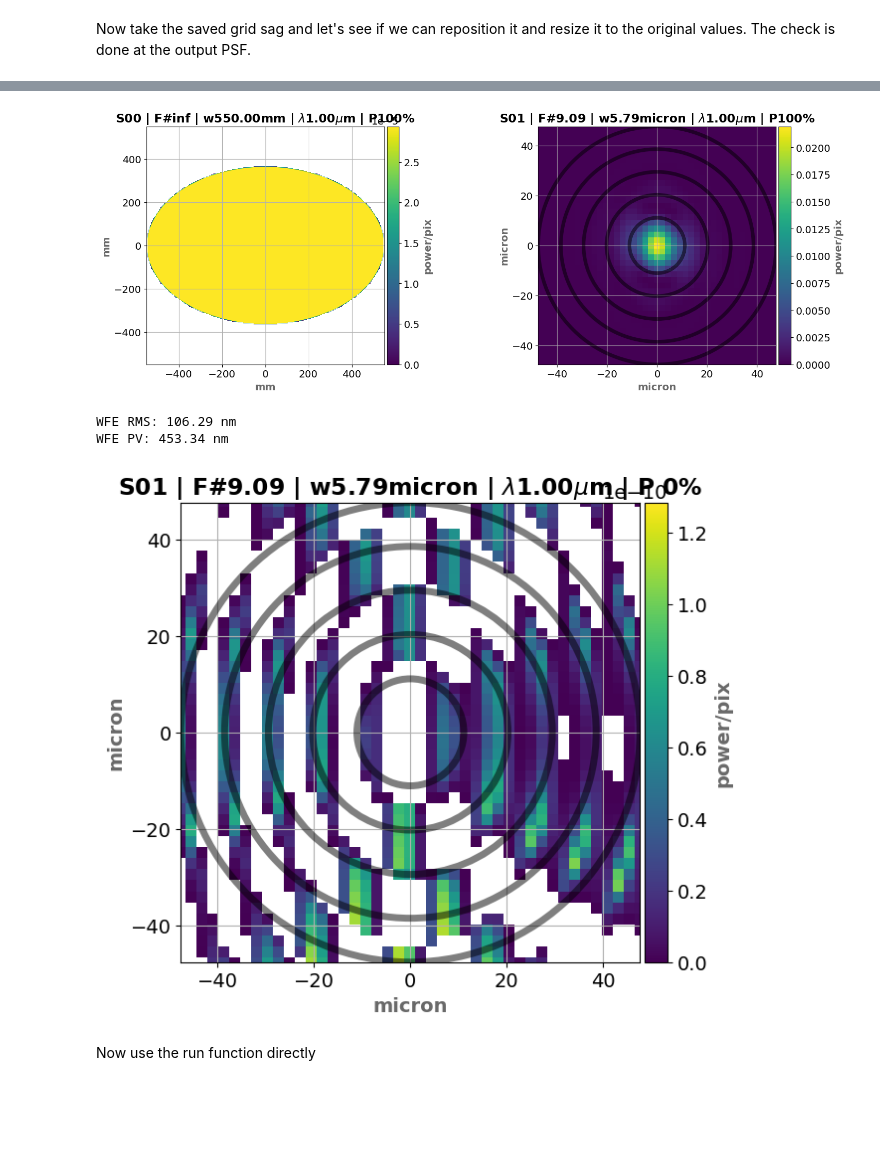
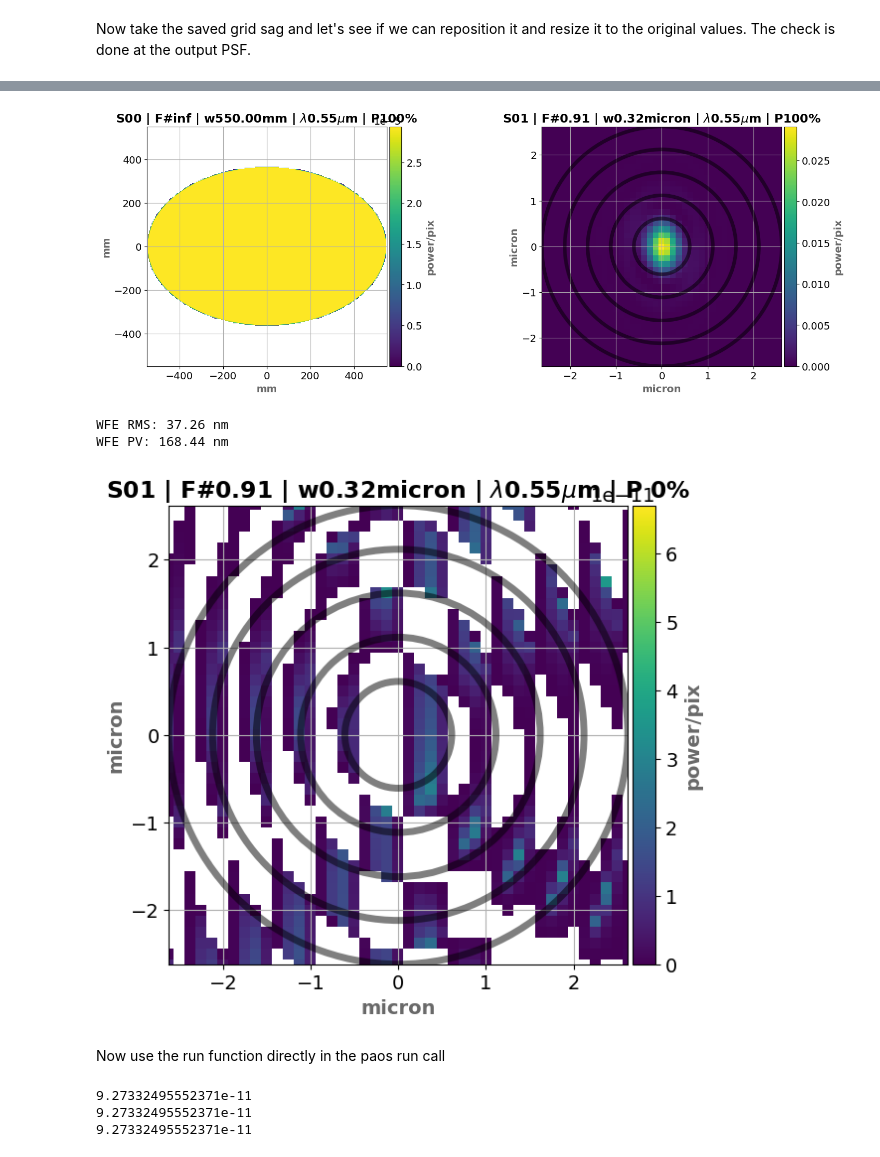
Before and after one commit to arielmission-space/PAOS, a Jupyter notebook: notebook/GridSag.ipynb, the cells around one changed output, grey strips where cells are left out. Drawn from its saved outputs; the diff is of its cells as text; code cells hidden in the pictures; blank space fills up the shorter version.

Commit message:
completed debug of grid sag functionality using it directly in the PAOS run

```diff
--- a/notebook/GridSag.ipynb
+++ b/notebook/GridSag.ipynb
@@ -21,11 +26,11 @@ semimaj = beam_diameter / 2
 semimin = beam_diameter / 2 / 1.1 * 0.73
 grid_size = 1024
 zoom = 4
-wavelength = 1.0
+wavelength = 0.55
 xdec = ydec = 0.0
 
-lens_fl = 10.0
-dz = 10.0
+lens_fl = 1.0
+dz = 1.0
 # %% [markdown]
 Create a wavefront with a known SFE
 # %%
@@ -213,20 +223,29 @@ plt.show()
 print(f"WFE RMS: {1e9 * np.std(sag):.2f} nm")
 print(f"WFE PV: {1e9 * np.ptp(sag):.2f} nm")
 # %% [output]
-[figure, old version]
+[figure, new version]
-WFE RMS: 106.29 nm
-WFE PV: 453.34 nm
+WFE RMS: 37.26 nm
+WFE PV: 168.44 nm
 # %%
-retval_diff = retval2.copy()
+retval_diff = deepcopy(retval2)
 
 amp1 = retval1[1]["amplitude"]
 amp2 = retval2[1]["amplitude"]
 retval_diff[1]["amplitude"] = amp1 - amp2
 
 fig, ax0 = plt.subplots(nrows=1, ncols=1, figsize=(9, 6))
 simple_plot(fig, ax0, key=1, item=retval_diff[1], ima_scale="linear")
 plt.show()
 # %% [output]
-[figure, old version]
+[figure, new version]
 # %% [markdown]
-Now use the run function directly
+Now use the run function directly in the paos run call
+# %%
+OpticalPrescription = 'test_Grid_Sag.ini'
+OpticalPrescriptionFile = os.path.join('../lens data', OpticalPrescription)
+pup_diameter, parameters, wavelengths, fields, opt_chains = parse_config(OpticalPrescriptionFile)
+retval3 = run(pup_diameter, 1.0e-6 * wavelengths[0], parameters['grid_size'], parameters['zoom'], fields[0], opt_chains[0])
+# %% [output]
+9.27332495552371e-11
+9.27332495552371e-11
+9.27332495552371e-11
```
Also changed, not shown: parts of 8 cells of this notebook, 3 other files.
